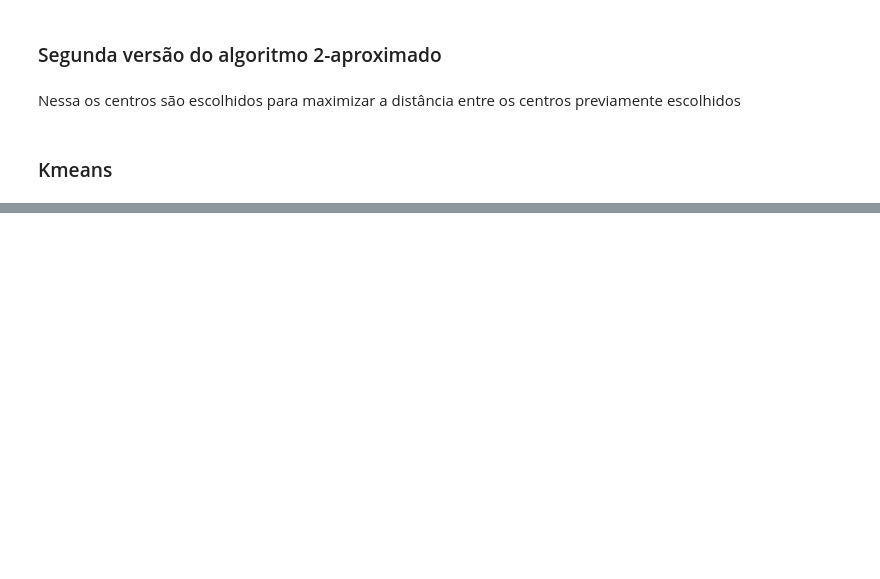
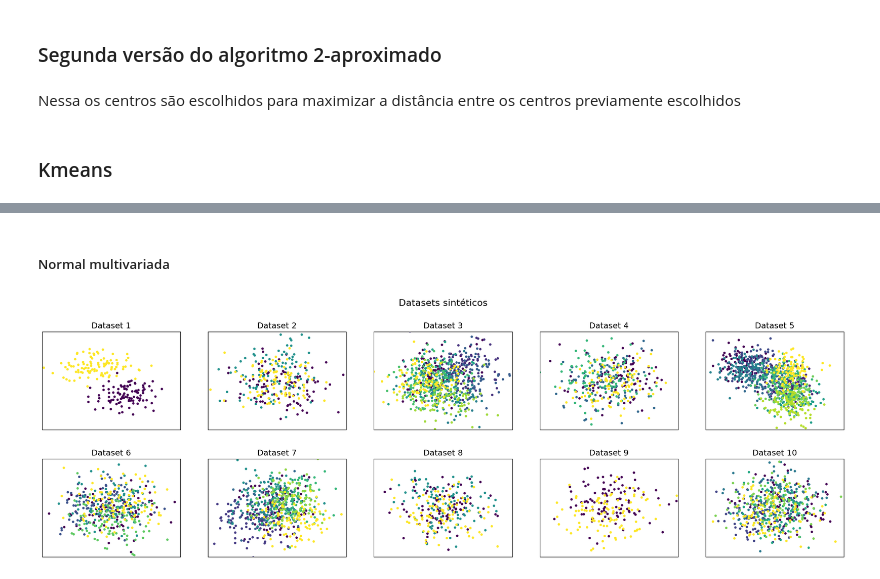
Before and after one commit to beatrizreisgb/TP2ALG2, a Jupyter notebook: src/tp.ipynb, the cells around one changed output, grey strips where cells are left out. Saved outputs shown, nothing was run; the diff lists cells and outputs as text; code cells hidden in the pictures; blank space fills up the shorter version.

Commit message:
geração de todos os dados sintéticos, cálculo das métricas e setup dos testes

```diff
--- a/src/tp.ipynb
+++ b/src/tp.ipynb
@@ -23,9 +25,6 @@ def calculateDistances(pontos, n):
         for j, p2 in enumerate(pontos):
             distances[i].append(calculateDist(p1, p2, n))
     return distances
-# %%
-pontos = [[6, 3], [-10, -4], [-9, 0], [5, 5], [8, 3], [7, 2], [4, 4], [7, 6], [-8, -2], [2, 5]]
-distMatrix = calculateDistances(pontos, 2)
 # %% [markdown]
 ### Função para vizualização
 # %% [markdown]
@@ -301,0 +286,62 @@ plt.show()
+# %% [markdown]
+##### Normal multivariada
+# %%
+import numpy as np
+import matplotlib.pyplot as plt
+from sklearn.preprocessing import StandardScaler
+
+def generate_random_coordinates(x):
+    coordinates = np.random.rand(x, 2)
+    return coordinates
+
+def generateSyntheticDataWithLabels(centers, std_dev, num_points_per_center):
+    pontos = []
+    labels = []
+
+    for idx, center in enumerate(centers):
+        cov_matrix = [[std_dev**2, 0], [0, std_dev**2]]
+        points = np.random.multivariate_normal(mean=center, cov=cov_matrix, size=num_points_per_center)
+        pontos.append(points)
+        labels.extend([idx] * num_points_per_center)  # Assign label idx to each point
+
+    return np.vstack(pontos), np.array(labels)
+
+def apply_standard_scaling(data):
+    scaler = StandardScaler()
+    return scaler.fit_transform(data)
+
+# Parameters for synthetic data generation
+n_clusters = [2, 3, 8, 4, 10, 5, 7, 3, 2, 6]  # Número de clusters variado
+std_devs = [0.1, 0.5, 0.3, 1.0, 0.2, 0.7, 0.4, 1.5, 0.6, 0.9]  # Desvios padrão variáveis
+
+base_num_points = 100
+num_points_per_center = [int(base_num_points) for std_dev in std_devs]
+
+data = []
+labels_list = []
+for i in range(10):
+    centers = generate_random_coordinates(n_clusters[i])
+    dataset, labels = generateSyntheticDataWithLabels(centers, std_devs[i], num_points_per_center[i])
+    scaled_dataset = apply_standard_scaling(dataset)
+    data.append(scaled_dataset)
+    labels_list.append(labels)
+
+# Plotting
+n_rows = 2
+n_cols = 5
+plt.figure(figsize=(4 * n_cols, 3 * n_rows))
+plt.subplots_adjust(left=0.02, right=0.98, bottom=0.02, top=0.92, wspace=0.2, hspace=0.3)
+
+for i in range(10):
+    plt.subplot(n_rows, n_cols, i+1)
+    plt.title(f"Dataset {i+1}", size=14)
+    plt.scatter(data[i][:, 0], data[i][:, 1], c=labels_list[i], s=10, cmap='viridis')
+    plt.xlim(-3, 3)
+    plt.ylim(-3, 3)
+    plt.xticks(())
+    plt.yticks(())
+
+plt.suptitle("Datasets sintéticos", size=16, y=1.05)
+plt.show()
+# %% [output]
+[figure, added]
```
Also changed, not shown: parts of 18 cells of this notebook, 1 other file.
